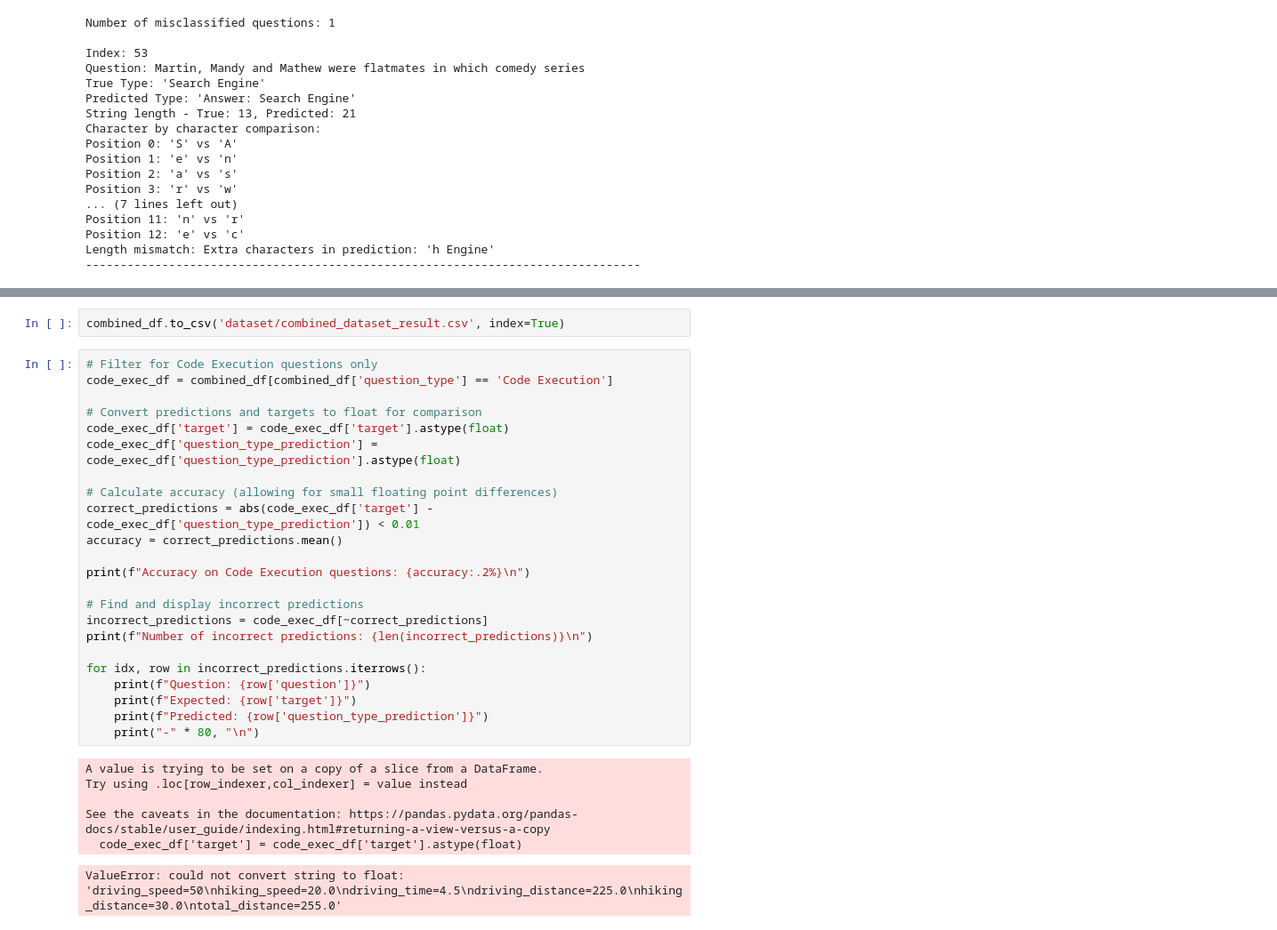
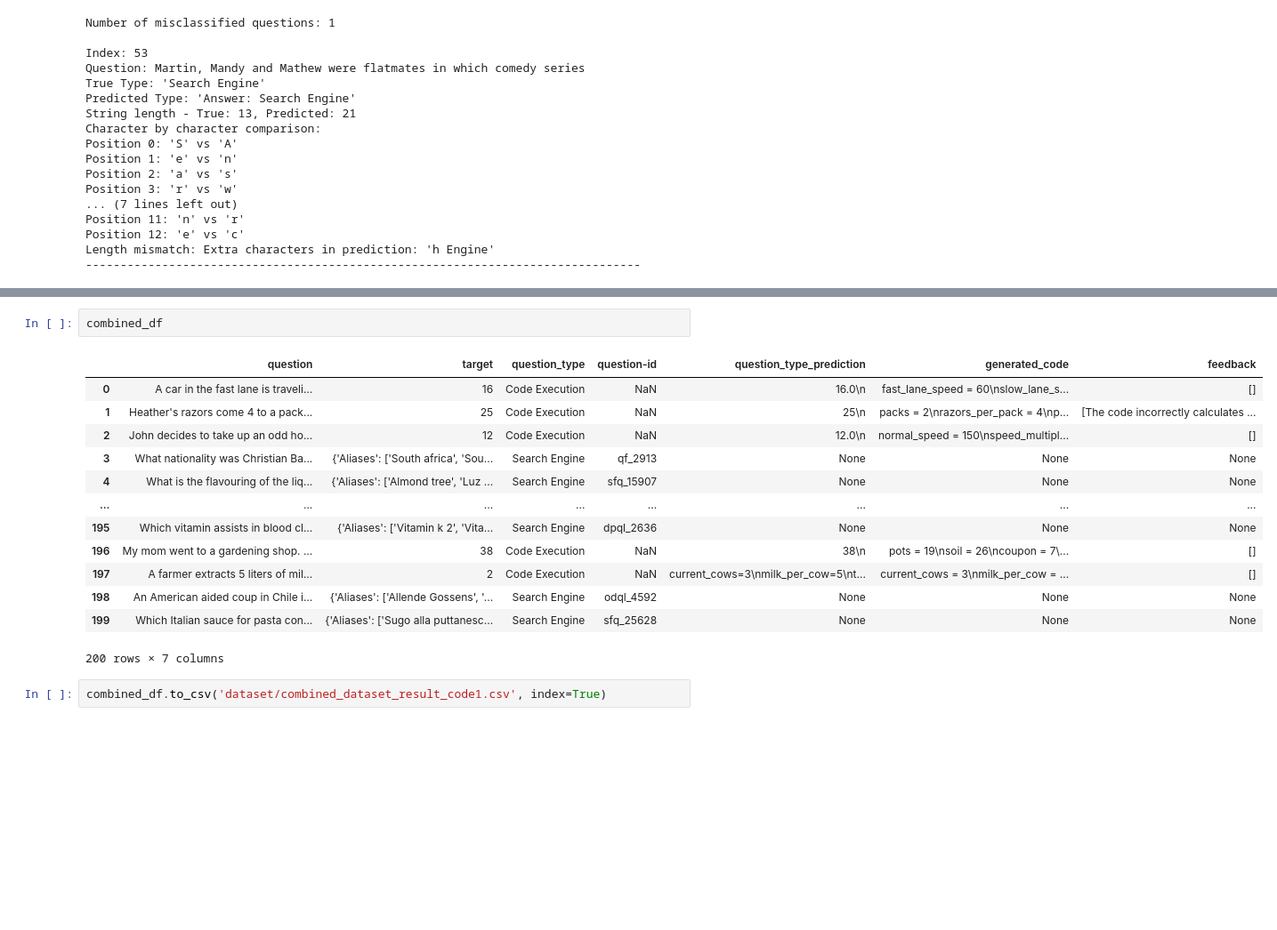
Before and after one commit to Alexloucy/cs767_project, a Jupyter notebook: main.ipynb, the cells around one changed output, grey strips where cells are left out. Shown at 89% size. Saved outputs shown, nothing was run; the diff lists cells and outputs as text; blank space fills up the shorter version.

```diff
--- a/main.ipynb
+++ b/main.ipynb
@@ -434,32 +415,18 @@ CancelledError:
+# %%
+combined_df
+# %% [output]
+|  | question | target | question_type | question-id | question_type_prediction | generated_code | feedback |
+| 0 | A car in the fast lane is traveli... | 16 | Code Execution | NaN | 16.0\n | fast_lane_speed = 60\nslow_lane_s... | [] |
+| 1 | Heather's razors come 4 to a pack... | 25 | Code Execution | NaN | 25\n | packs = 2\nrazors_per_pack = 4\np... | [The code incorrectly calculates ... |
+| 2 | John decides to take up an odd ho... | 12 | Code Execution | NaN | 12.0\n | normal_speed = 150\nspeed_multipl... | [] |
+| 3 | What nationality was Christian Ba... | {'Aliases': ['South africa', 'Sou... | Search Engine | qf_2913 | None | None | None |
+| 4 | What is the flavouring of the liq... | {'Aliases': ['Almond tree', 'Luz ... | Search Engine | sfq_15907 | None | None | None |
+| ... | ... | ... | ... | ... | ... | ... | ... |
+| 195 | Which vitamin assists in blood cl... | {'Aliases': ['Vitamin k 2', 'Vita... | Search Engine | dpql_2636 | None | None | None |
+| 196 | My mom went to a gardening shop. ... | 38 | Code Execution | NaN | 38\n | pots = 19\nsoil = 26\ncoupon = 7\... | [] |
+| 197 | A farmer extracts 5 liters of mil... | 2 | Code Execution | NaN | current_cows=3\nmilk_per_cow=5\nt... | current_cows = 3\nmilk_per_cow = ... | [] |
+| 198 | An American aided coup in Chile i... | {'Aliases': ['Allende Gossens', '... | Search Engine | odql_4592 | None | None | None |
+| 199 | Which Italian sauce for pasta con... | {'Aliases': ['Sugo alla puttanesc... | Search Engine | sfq_25628 | None | None | None |
+200 rows × 7 columns
 # %%
-combined_df.to_csv('dataset/combined_dataset_result.csv', index=True)
+combined_df.to_csv('dataset/combined_dataset_result_code1.csv', index=True)
-# %%
-# Filter for Code Execution questions only
-code_exec_df = combined_df[combined_df['question_type'] == 'Code Execution']
-
-# Convert predictions and targets to float for comparison
-code_exec_df['target'] = code_exec_df['target'].astype(float)
-code_exec_df['question_type_prediction'] = code_exec_df['question_type_prediction'].astype(float)
-
-# Calculate accuracy (allowing for small floating point differences)
-correct_predictions = abs(code_exec_df['target'] - code_exec_df['question_type_prediction']) < 0.01
-accuracy = correct_predictions.mean()
-
-print(f"Accuracy on Code Execution questions: {accuracy:.2%}\n")
-
-# Find and display incorrect predictions
-incorrect_predictions = code_exec_df[~correct_predictions]
-print(f"Number of incorrect predictions: {len(incorrect_predictions)}\n")
-
-for idx, row in incorrect_predictions.iterrows():
-    print(f"Question: {row['question']}")
-    print(f"Expected: {row['target']}")
-    print(f"Predicted: {row['question_type_prediction']}")
-    print("-" * 80, "\n")
-# %% [output]
-A value is trying to be set on a copy of a slice from a DataFrame.
-Try using .loc[row_indexer,col_indexer] = value instead
-
-See the caveats in the documentation: https://pandas.pydata.org/pandas-docs/stable/user_guide/indexing.html#returning-a-view-versus-a-copy
-  code_exec_df['target'] = code_exec_df['target'].astype(float)
-ValueError: could not convert string to float: 'driving_speed=50\nhiking_speed=20.0\ndriving_time=4.5\ndriving_distance=225.0\nhiking_distance=30.0\ntotal_distance=255.0'
```
Also changed, not shown: parts of 13 cells of this notebook, 7 other files.
